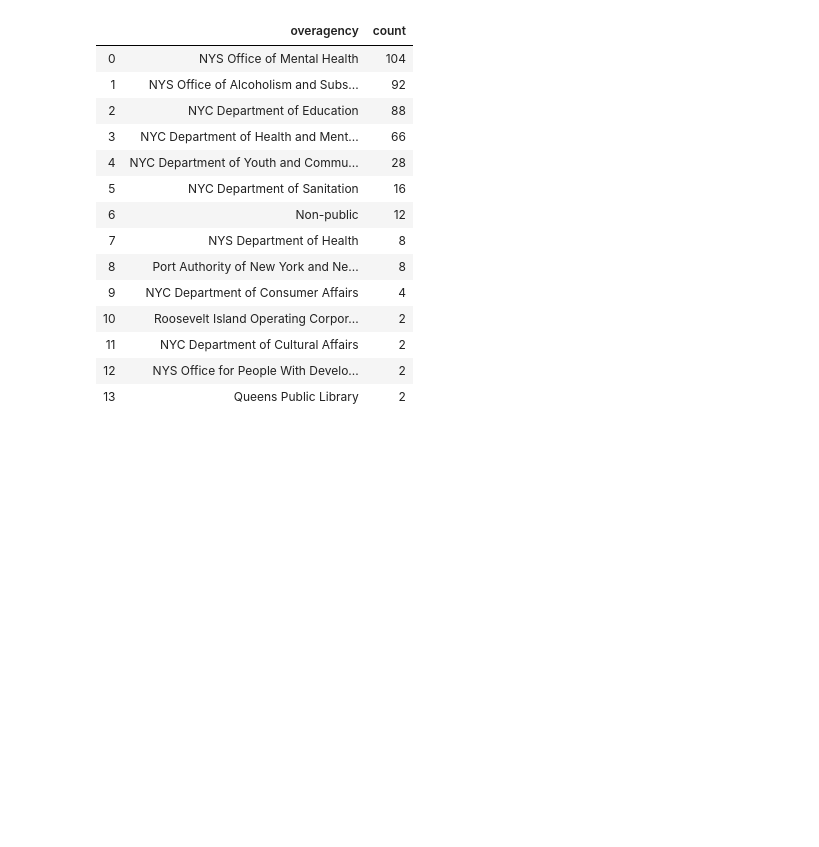
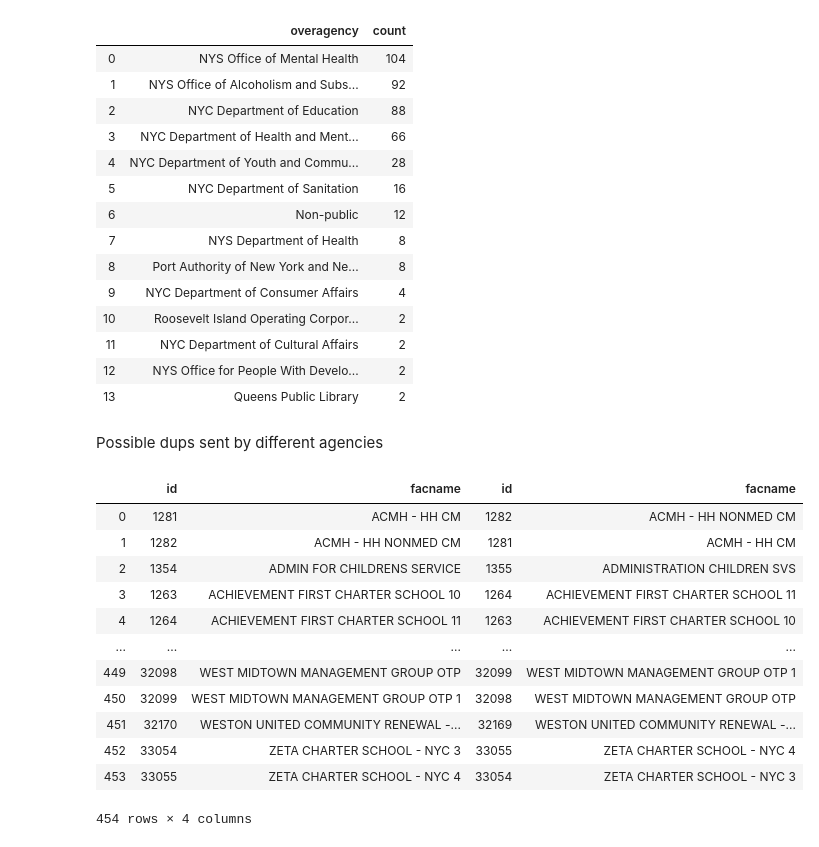
Before and after one commit to NYCPlanning/db-facilities-research, a Jupyter notebook: notebooks/Facilities De-Duplication.ipynb, the cells around one changed output. Saved outputs shown, nothing was run; the diff lists cells and outputs as text; code cells hidden in the pictures; blank space fills up the shorter version.

Commit message:
cross agency

```diff
--- a/notebooks/Facilities De-Duplication.ipynb
+++ b/notebooks/Facilities De-Duplication.ipynb
@@ -144,3 +144,32 @@ sending_agencies
 | 11 | NYC Department of Cultural Affairs | 2 |
 | 12 | NYS Office for People With Develo... | 2 |
 | 13 | Queens Public Library | 2 |
+# %% [markdown]
+Possible dups sent by different agencies
+# %%
+cross_agency = pd.read_sql_query('''SELECT f1.id, f1.facname, f2.id, f2.facname
+FROM dcp.facilities f1, dcp.facilities f2
+WHERE f1.bbl = f2.bbl
+AND f1.geom = f2.geom
+AND f1.address = f2.address
+AND f1.facdomain = f2.facdomain
+AND f1.facgroup = f2.facgroup
+AND f1.facsubgrp = f2.facsubgrp
+AND f1.factype = f2.factype
+AND f1.facname <> f2.facname
+AND ABS(f1.id - f2.id) = 1;''', cnx)
+cross_agency
+# %% [output]
+|  | id | facname | id | facname |
+| 0 | 1281 | ACMH - HH CM | 1282 | ACMH - HH NONMED CM |
+| 1 | 1282 | ACMH - HH NONMED CM | 1281 | ACMH - HH CM |
+| 2 | 1354 | ADMIN FOR CHILDRENS SERVICE | 1355 | ADMINISTRATION CHILDREN SVS |
+| 3 | 1263 | ACHIEVEMENT FIRST CHARTER SCHOOL 10 | 1264 | ACHIEVEMENT FIRST CHARTER SCHOOL 11 |
+| 4 | 1264 | ACHIEVEMENT FIRST CHARTER SCHOOL 11 | 1263 | ACHIEVEMENT FIRST CHARTER SCHOOL 10 |
+| ... | ... | ... | ... | ... |
+| 449 | 32098 | WEST MIDTOWN MANAGEMENT GROUP OTP | 32099 | WEST MIDTOWN MANAGEMENT GROUP OTP 1 |
+| 450 | 32099 | WEST MIDTOWN MANAGEMENT GROUP OTP 1 | 32098 | WEST MIDTOWN MANAGEMENT GROUP OTP |
+| 451 | 32170 | WESTON UNITED COMMUNITY RENEWAL -... | 32169 | WESTON UNITED COMMUNITY RENEWAL -... |
+| 452 | 33054 | ZETA CHARTER SCHOOL - NYC 3 | 33055 | ZETA CHARTER SCHOOL - NYC 4 |
+| 453 | 33055 | ZETA CHARTER SCHOOL - NYC 4 | 33054 | ZETA CHARTER SCHOOL - NYC 3 |
+454 rows × 4 columns
```
